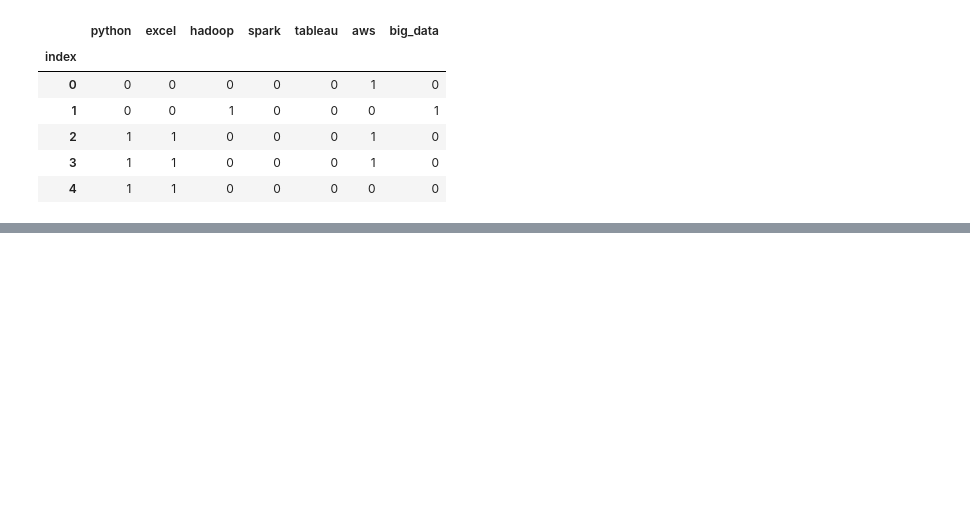
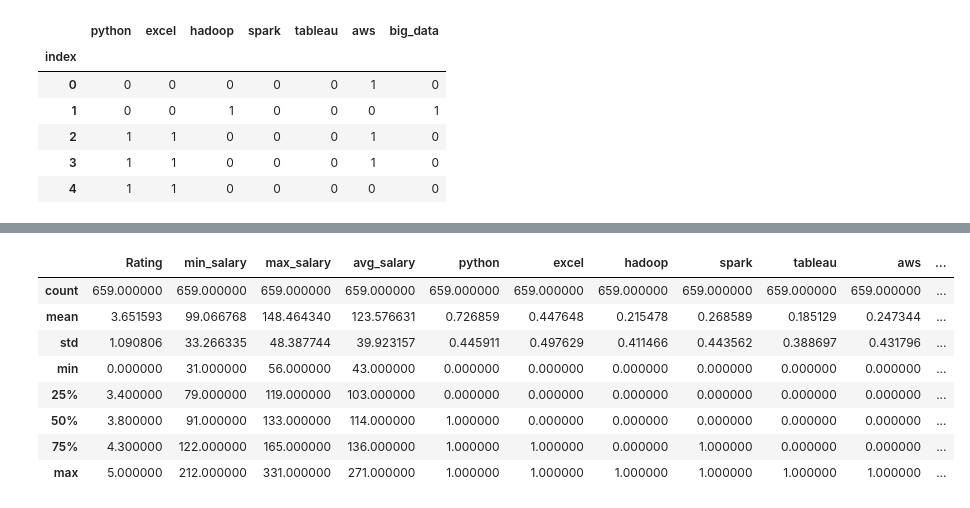
Before and after one commit to AngelX62/Data-Science-Job-Clean, a Jupyter notebook: Data_Science.ipynb, the cells around one changed output, grey strips where cells are left out. Saved outputs shown, nothing was run; the diff lists cells and outputs as text; code cells hidden in the pictures; blank space fills up the shorter version.

```diff
--- a/Data_Science.ipynb
+++ b/Data_Science.ipynb
@@ -436,3 +437,15 @@ df.head()
 | 2 | Data Scientist | 137-171 | Overview: Analysis Group is one o... | 3.8 | Analysis Group | Boston, MA | Boston, MA | 1001 to 5000 employees | ... |
 | 3 | Data Scientist | 137-171 | JOB DESCRIPTION: Do you have a pa... | 3.5 | INFICON | Newton, MA | Bad Ragaz, Switzerland | 501 to 1000 employees | ... |
 | 4 | Data Scientist | 137-171 | Data Scientist: Affinity Solution... | 2.9 | Affinity Solutions | New York, NY | New York, NY | 51 to 200 employees | ... |
+# %%
+df.describe()
+# %% [output]
+|  | Rating | min_salary | max_salary | avg_salary | python | excel | hadoop | spark | tableau | aws | ... |
+| count | 659.000000 | 659.000000 | 659.000000 | 659.000000 | 659.000000 | 659.000000 | 659.000000 | 659.000000 | 659.000000 | 659.000000 | ... |
+| mean | 3.651593 | 99.066768 | 148.464340 | 123.576631 | 0.726859 | 0.447648 | 0.215478 | 0.268589 | 0.185129 | 0.247344 | ... |
+| std | 1.090806 | 33.266335 | 48.387744 | 39.923157 | 0.445911 | 0.497629 | 0.411466 | 0.443562 | 0.388697 | 0.431796 | ... |
+| min | 0.000000 | 31.000000 | 56.000000 | 43.000000 | 0.000000 | 0.000000 | 0.000000 | 0.000000 | 0.000000 | 0.000000 | ... |
+| 25% | 3.400000 | 79.000000 | 119.000000 | 103.000000 | 0.000000 | 0.000000 | 0.000000 | 0.000000 | 0.000000 | 0.000000 | ... |
+| 50% | 3.800000 | 91.000000 | 133.000000 | 114.000000 | 1.000000 | 0.000000 | 0.000000 | 0.000000 | 0.000000 | 0.000000 | ... |
+| 75% | 4.300000 | 122.000000 | 165.000000 | 136.000000 | 1.000000 | 1.000000 | 0.000000 | 1.000000 | 0.000000 | 0.000000 | ... |
+| max | 5.000000 | 212.000000 | 331.000000 | 271.000000 | 1.000000 | 1.000000 | 1.000000 | 1.000000 | 1.000000 | 1.000000 | ... |
```
Also changed, not shown: parts of 2 cells of this notebook.
